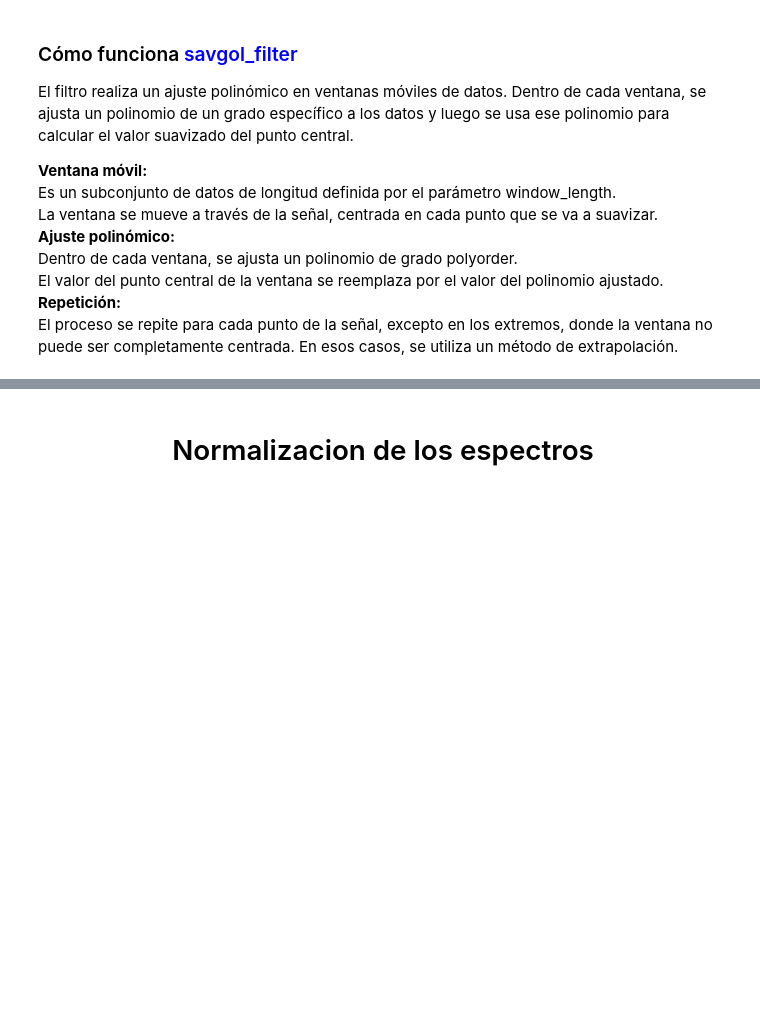
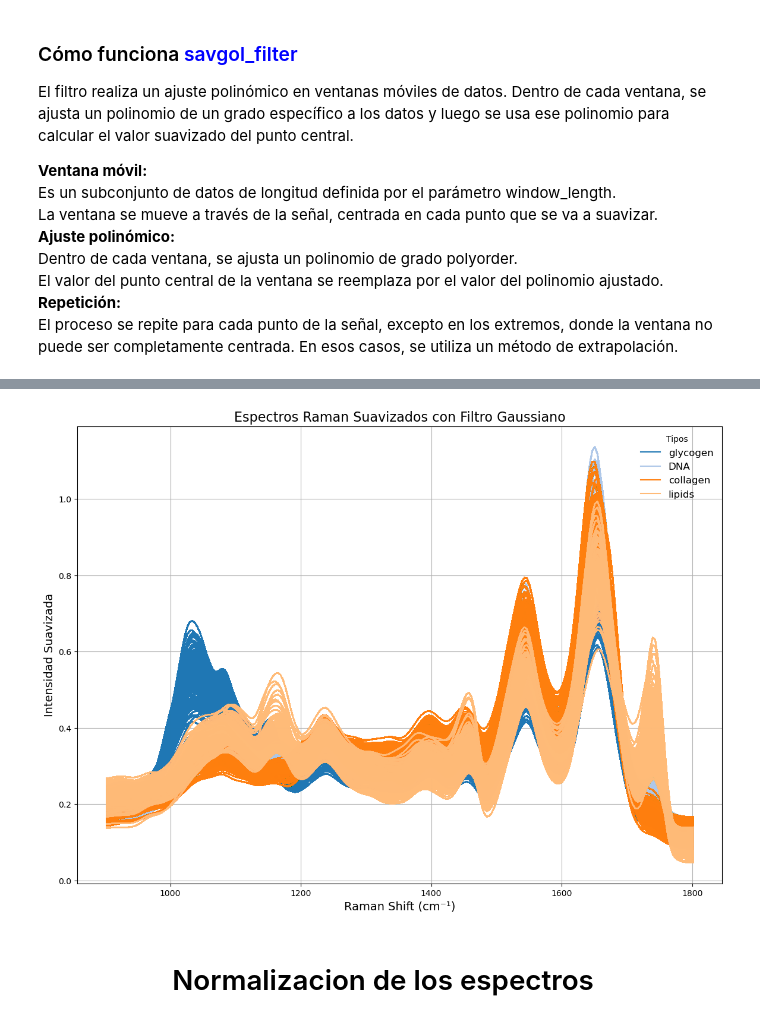
Before and after one commit to diegoseo/Proyecto-TFG, a Jupyter notebook: Ricardo/ricardo-documentacion.ipynb, the cells around one changed output, grey strips where cells are left out. Cells and saved outputs as stored; diff of their text form; code cells hidden in the pictures; blank space fills up the shorter version.

Commit message:
suavizado@

```diff
--- a/Ricardo/ricardo-documentacion.ipynb
+++ b/Ricardo/ricardo-documentacion.ipynb
@@ -602,0 +600,45 @@ plt.show()
+# %%
+
+
+# Parámetros para el filtro gaussiano
+sigma = 2  # Desviación estándar del filtro
+
+# Aplicar el filtro gaussiano a los datos espectrales
+data_smoothed_gaussian = gaussian_filter1d(df.iloc[:, 1:].values, sigma=sigma, axis=0)
+
+# Crear un DataFrame con los datos suavizados
+df_smoothed_gaussian = pd.DataFrame(data_smoothed_gaussian, columns=df.columns[1:])
+df_smoothed_gaussian.insert(0, 'Ramanshift', df['Ramanshift'])  # Insertar la columna 'Ramanshift'
+
+# Obtener los tipos únicos desde los nombres de las columnas
+unique_types = set(col.split('_')[0] for col in df.columns[1:])  # Ajusta el separador si es necesario
+
+# Crear un mapa de colores
+colors = plt.cm.tab20.colors  # Paleta de colores suficientemente grande
+color_map = {unique: colors[i % len(colors)] for i, unique in enumerate(unique_types)}
+
+# Graficar los espectros suavizados
+plt.figure(figsize=(14, 10))
+
+for unique_type in unique_types:
+    # Filtrar las columnas correspondientes al tipo actual
+    columns = [col for col in df.columns if col.startswith(unique_type)]
+
+    # Graficar todas las columnas del tipo actual
+    for col in columns:
+        plt.plot(df_smoothed_gaussian['Ramanshift'], df_smoothed_gaussian[col], color=color_map[unique_type], alpha=0.6)
+
+    # Agregar una entrada en la leyenda solo para el tipo (una vez)
+    plt.plot([], [], label=unique_type, color=color_map[unique_type])  # Dummy plot for legend
+
+# Etiquetas y leyendas
+plt.title("Espectros Raman Suavizados con Filtro Gaussiano", fontsize=16)
+plt.xlabel("Raman Shift (cm⁻¹)", fontsize=14)
+plt.ylabel("Intensidad Suavizada", fontsize=14)
+plt.legend(title="Tipos", fontsize=12, loc='upper right', frameon=False)
+plt.grid(True)
+
+# Mostrar la gráfica
+plt.show()
+# %% [output]
+[figure, added]
```
Also changed, not shown: parts of 7 cells of this notebook.
